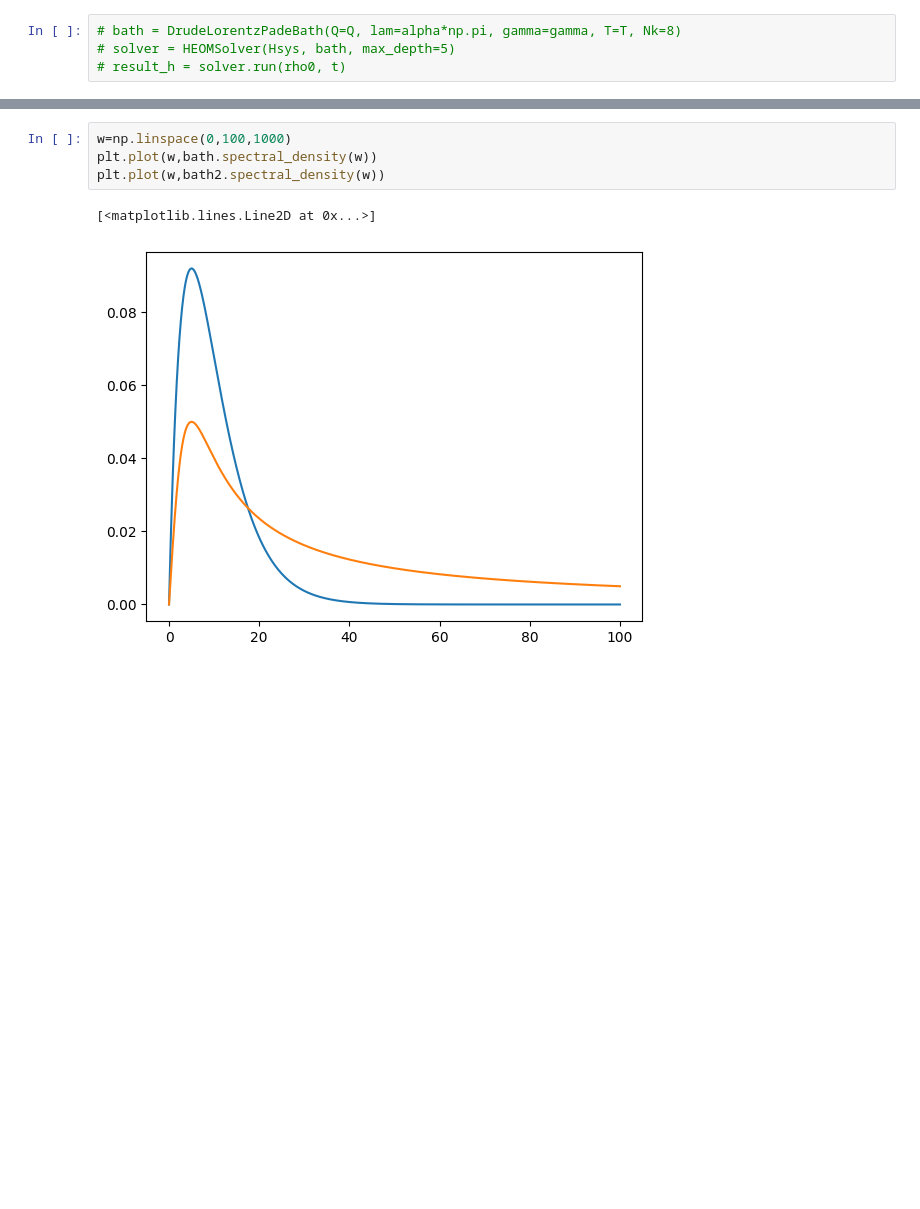
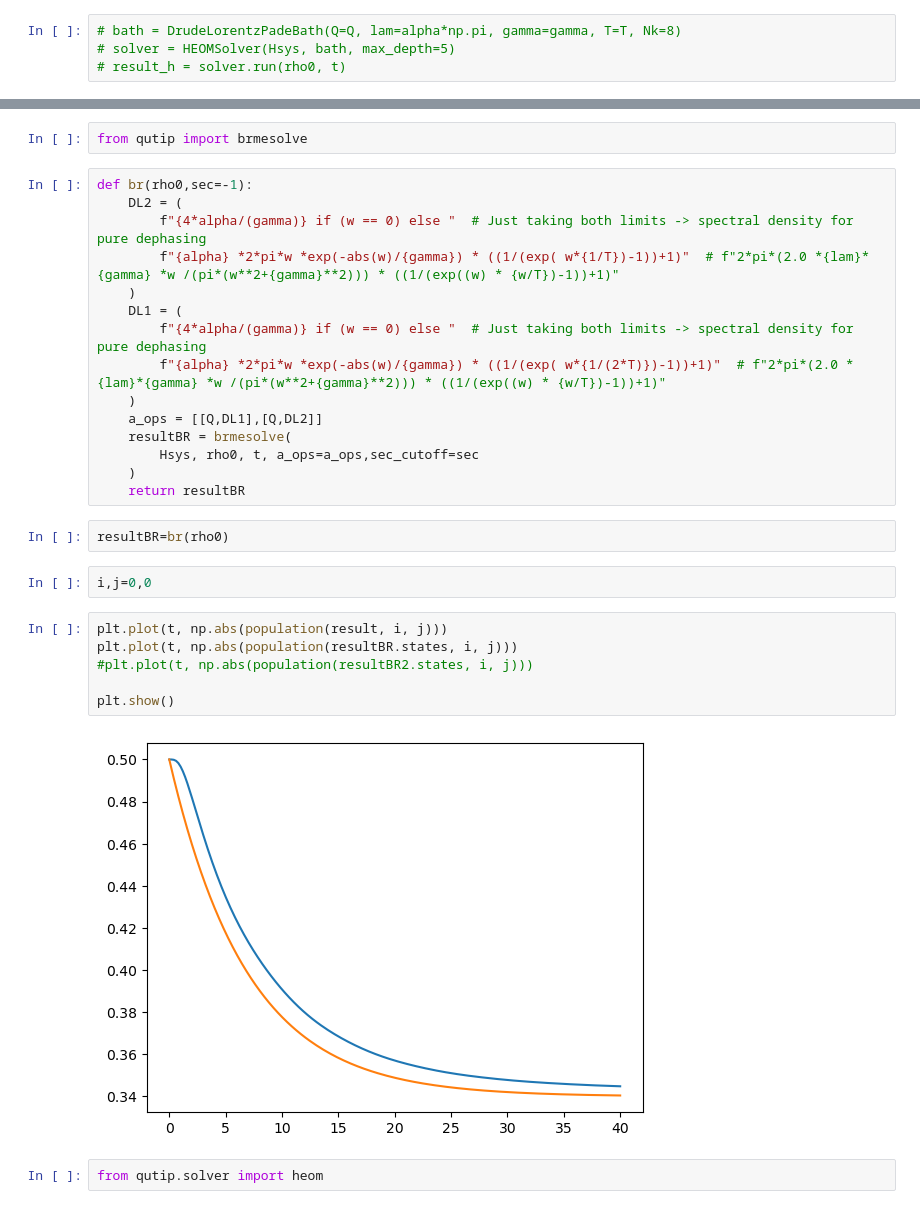
Before and after one commit to mcditoos/NonMarkovianMethods, a Jupyter notebook: docs/example_qutip.ipynb, the cells around one changed output, grey strips where cells are left out. Cells and saved outputs as stored; diff of their text form; blank space fills up the shorter version.

```diff
--- a/docs/example_qutip.ipynb
+++ b/docs/example_qutip.ipynb
@@ -63,7 +64,31 @@ plt.plot(t, np.abs(population(result2, 0, 1)))
-# %%
-w=np.linspace(0,100,1000)
-plt.plot(w,bath.spectral_density(w))
-plt.plot(w,bath2.spectral_density(w))
-# %% [output]
-[<matplotlib.lines.Line2D at 0x...>]
-[figure, removed]
+# %%
+from qutip import brmesolve
+# %%
+def br(rho0,sec=-1):
+    DL2 = (
+        f"{4*alpha/(gamma)} if (w == 0) else "  # Just taking both limits -> spectral density for pure dephasing
+        f"{alpha} *2*pi*w *exp(-abs(w)/{gamma}) * ((1/(exp( w*{1/T})-1))+1)"  # f"2*pi*(2.0 *{lam}*{gamma} *w /(pi*(w**2+{gamma}**2))) * ((1/(exp((w) * {w/T})-1))+1)"
+    )
+    DL1 = (
+        f"{4*alpha/(gamma)} if (w == 0) else "  # Just taking both limits -> spectral density for pure dephasing
+        f"{alpha} *2*pi*w *exp(-abs(w)/{gamma}) * ((1/(exp( w*{1/(2*T)})-1))+1)"  # f"2*pi*(2.0 *{lam}*{gamma} *w /(pi*(w**2+{gamma}**2))) * ((1/(exp((w) * {w/T})-1))+1)"
+    )
+    a_ops = [[Q,DL1],[Q,DL2]]
+    resultBR = brmesolve(
+        Hsys, rho0, t, a_ops=a_ops,sec_cutoff=sec
+    )
+    return resultBR
+# %%
+resultBR=br(rho0)
+# %%
+i,j=0,0
+# %%
+plt.plot(t, np.abs(population(result, i, j)))
+plt.plot(t, np.abs(population(resultBR.states, i, j)))
+#plt.plot(t, np.abs(population(resultBR2.states, i, j)))
+
+plt.show()
+# %% [output]
+[figure, added]
+# %%
+from qutip.solver import heom
```
Also changed, not shown: parts of 23 cells of this notebook, 8 other files.
